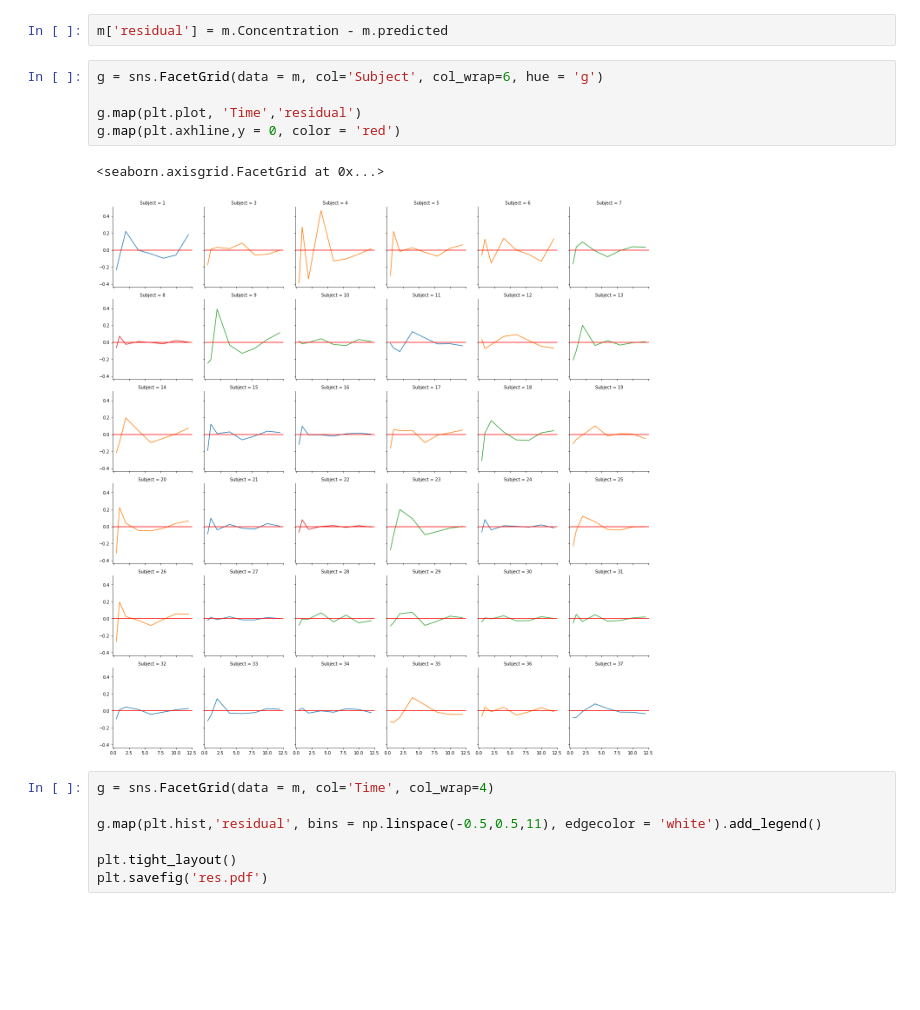
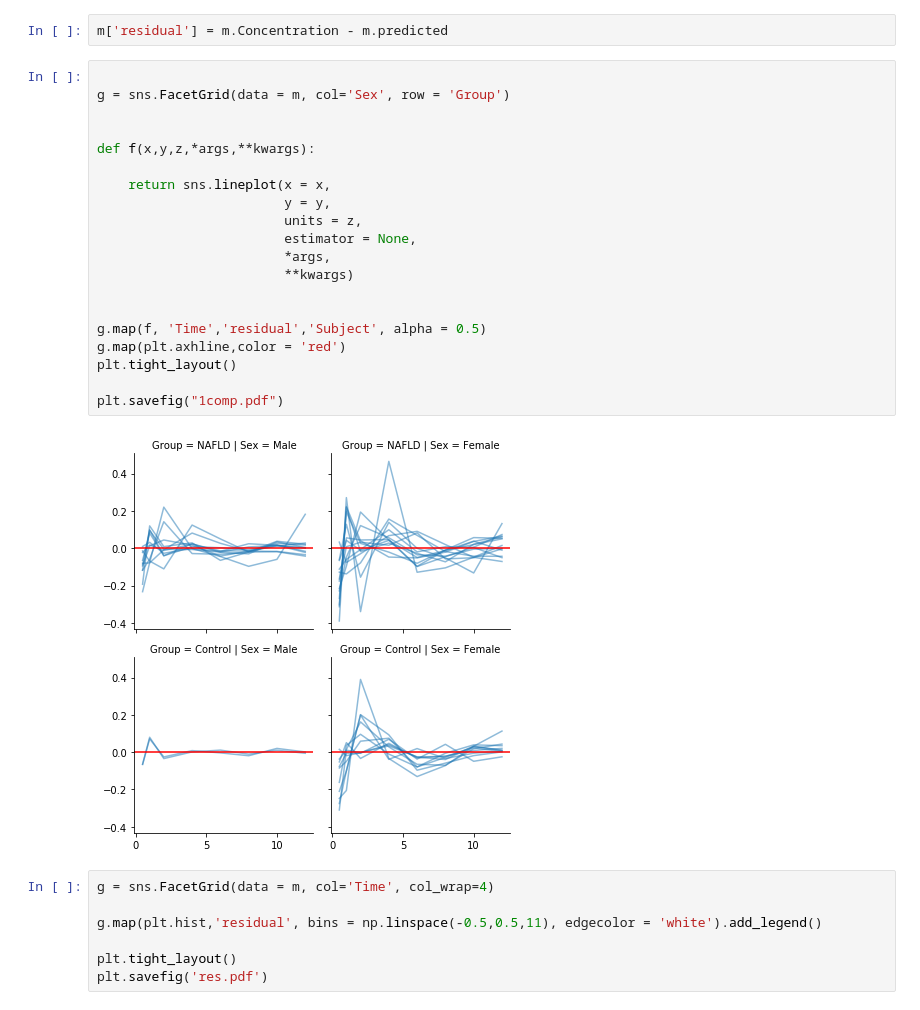
Before and after one commit to pgh79/PhD-Code, a Jupyter notebook: 2018-09 Apixiban Bayesian Models/Data Analysis/Create Residuals.ipynb, the cells around one changed output. Cells and saved outputs as stored; diff of their text form; blank space fills up the shorter version.

```diff
--- a/2018-09 Apixiban Bayesian Models/Data Analysis/Create Residuals.ipynb
+++ b/2018-09 Apixiban Bayesian Models/Data Analysis/Create Residuals.ipynb
@@ -48,13 +47,27 @@ g.map(plt.plot,'Time','predicted', color = 'red')
 # %%
 m['residual'] = m.Concentration - m.predicted
-# %%
-g = sns.FacetGrid(data = m, col='Subject', col_wrap=6, hue = 'g')
-
-g.map(plt.plot, 'Time','residual')
-g.map(plt.axhline,y = 0, color = 'red')
-# %% [output]
-<seaborn.axisgrid.FacetGrid at 0x...>
-[figure, removed]
+# %%
+
+g = sns.FacetGrid(data = m, col='Sex', row = 'Group')
+
+
+def f(x,y,z,*args,**kwargs):
+
+    return sns.lineplot(x = x,
+                        y = y,
+                        units = z,
+                        estimator = None,
+                        *args,
+                        **kwargs)
+
+
+g.map(f, 'Time','residual','Subject', alpha = 0.5)
+g.map(plt.axhline,color = 'red')
+plt.tight_layout()
+
+plt.savefig("1comp.pdf")
+# %% [output]
+[figure, added]
 # %%
 g = sns.FacetGrid(data = m, col='Time', col_wrap=4)
 
```
Also changed, not shown: parts of 7 cells of this notebook, 18 other files.
